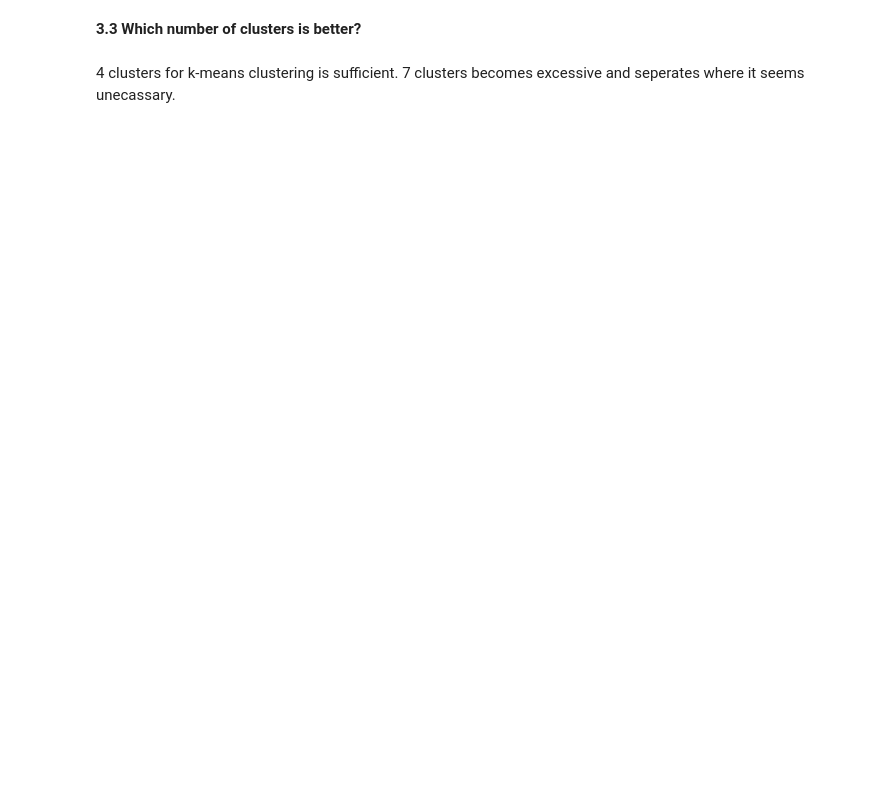
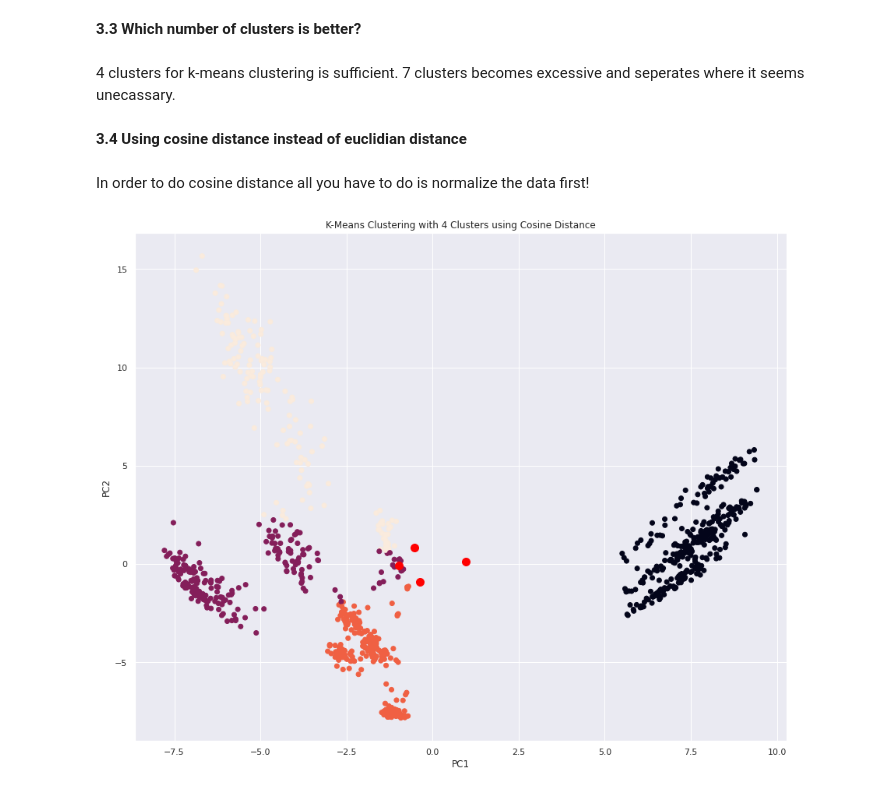
Before and after one commit to alicezil/38615-Lab-2, a Jupyter notebook: Clustering.ipynb, the cells around one changed output. Saved outputs shown, nothing was run; the diff lists cells and outputs as text; code cells hidden in the pictures; blank space fills up the shorter version.

```diff
--- a/Clustering.ipynb
+++ b/Clustering.ipynb
@@ -252,3 +251,20 @@ plt.show()
 **3.3 Which number of clusters is better?**
 # %% [markdown]
 4 clusters for k-means clustering is sufficient. 7 clusters becomes excessive and seperates where it seems unecassary.
+# %% [markdown]
+**3.4 Using cosine distance instead of euclidian distance**
+# %% [markdown]
+In order to do cosine distance all you have to do is normalize the data first!
+# %%
+model = KMeans(4)
+model.fit(preprocessing.normalize(principalComponents))
+
+plt.rcParams['figure.figsize'] = [15, 12]
+plt.scatter(principalComponents[:,0],principalComponents[:,1], c=model.labels_)
+plt.scatter(model.cluster_centers_[:,0], model.cluster_centers_[:,1], s=100, color="red") # Show the centres
+plt.title('K-Means Clustering with 4 Clusters using Cosine Distance')
+plt.xlabel('PC1')
+plt.ylabel('PC2')
+plt.show()
+# %% [output]
+[figure, added]
```
Also changed, not shown: parts of 17 cells of this notebook.
